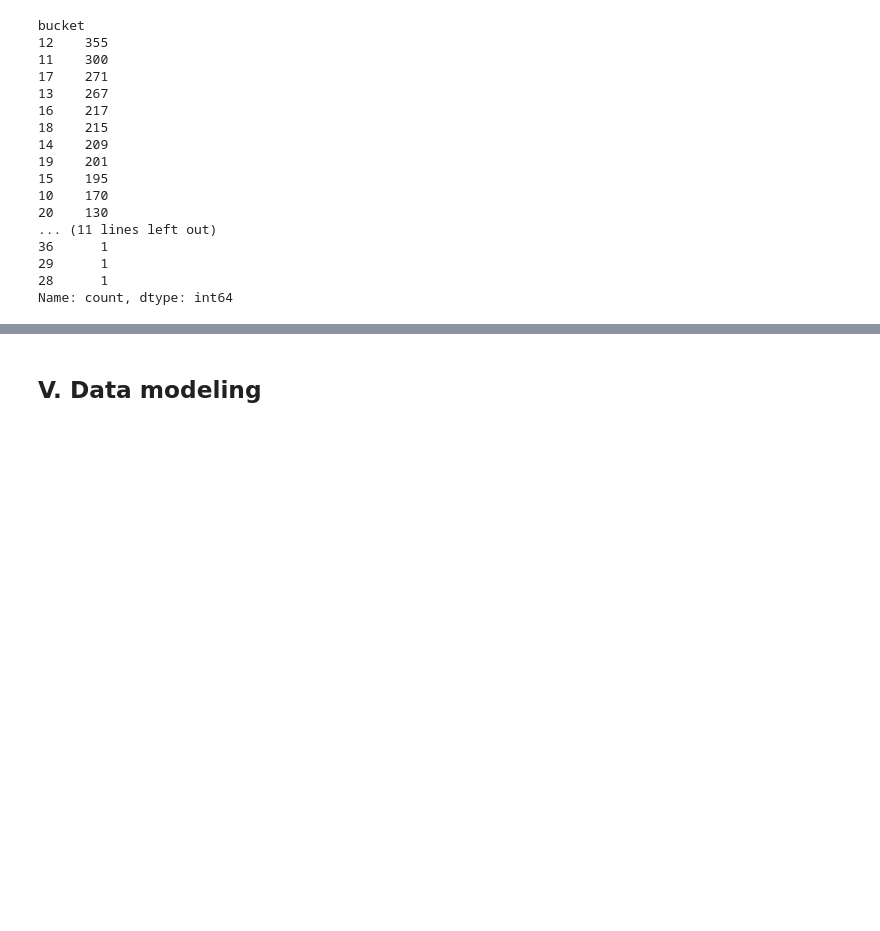
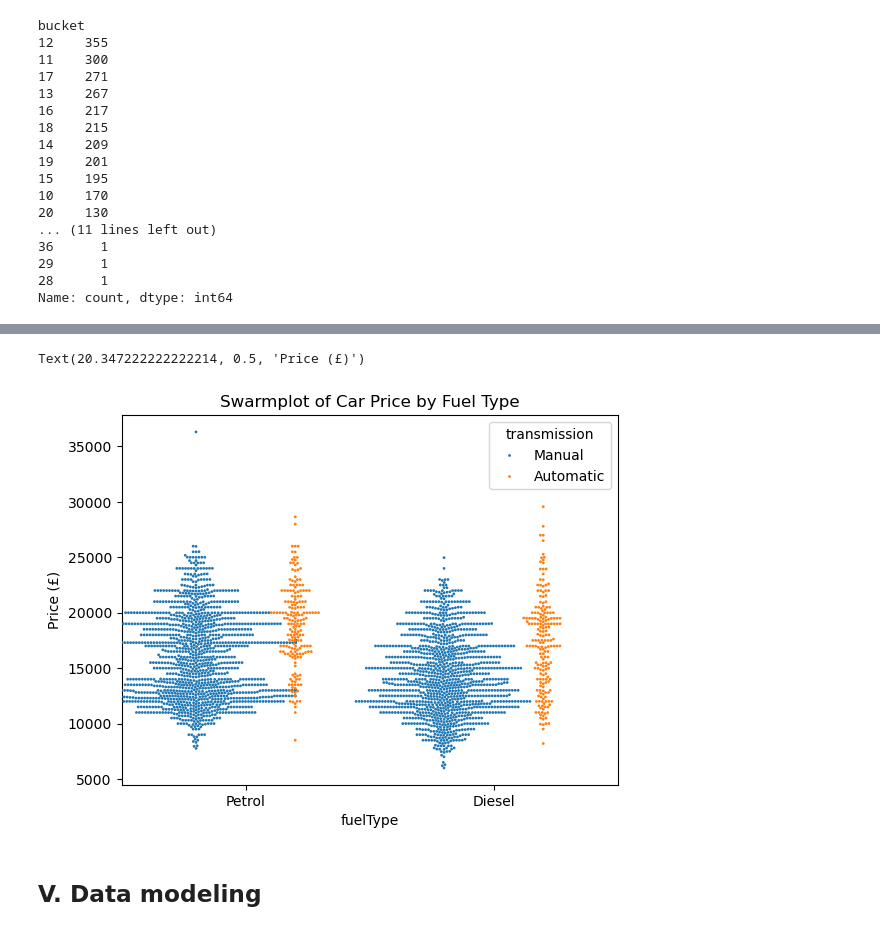
Before and after one commit to pholmes116/UK-used-car-prices-public, a Jupyter notebook: UK_car_rental.ipynb, the cells around one changed output, grey strips where cells are left out. Saved outputs shown, nothing was run; the diff lists cells and outputs as text; code cells hidden in the pictures; blank space fills up the shorter version.

```diff
--- a/UK_car_rental.ipynb
+++ b/UK_car_rental.ipynb
@@ -960,3 +1010,11 @@ plt.show()
+# %%
+sns.swarmplot(x='fuelType', y='price', hue='transmission', dodge=True, data=golf, size='CO2 Emissions', s=2)
+#plt.xticks([0, 1], [name_1, name_2])
+plt.title('Swarmplot of Car Price by Fuel Type')
+plt.ylabel('Price (£)')
+# %% [output]
+Text(20.347222222222214, 0.5, 'Price (£)')
+[figure, added]
 # %% [markdown]
 ## V. Data modeling
 # %% [markdown]
```
Also changed, not shown: parts of 13 cells of this notebook.
